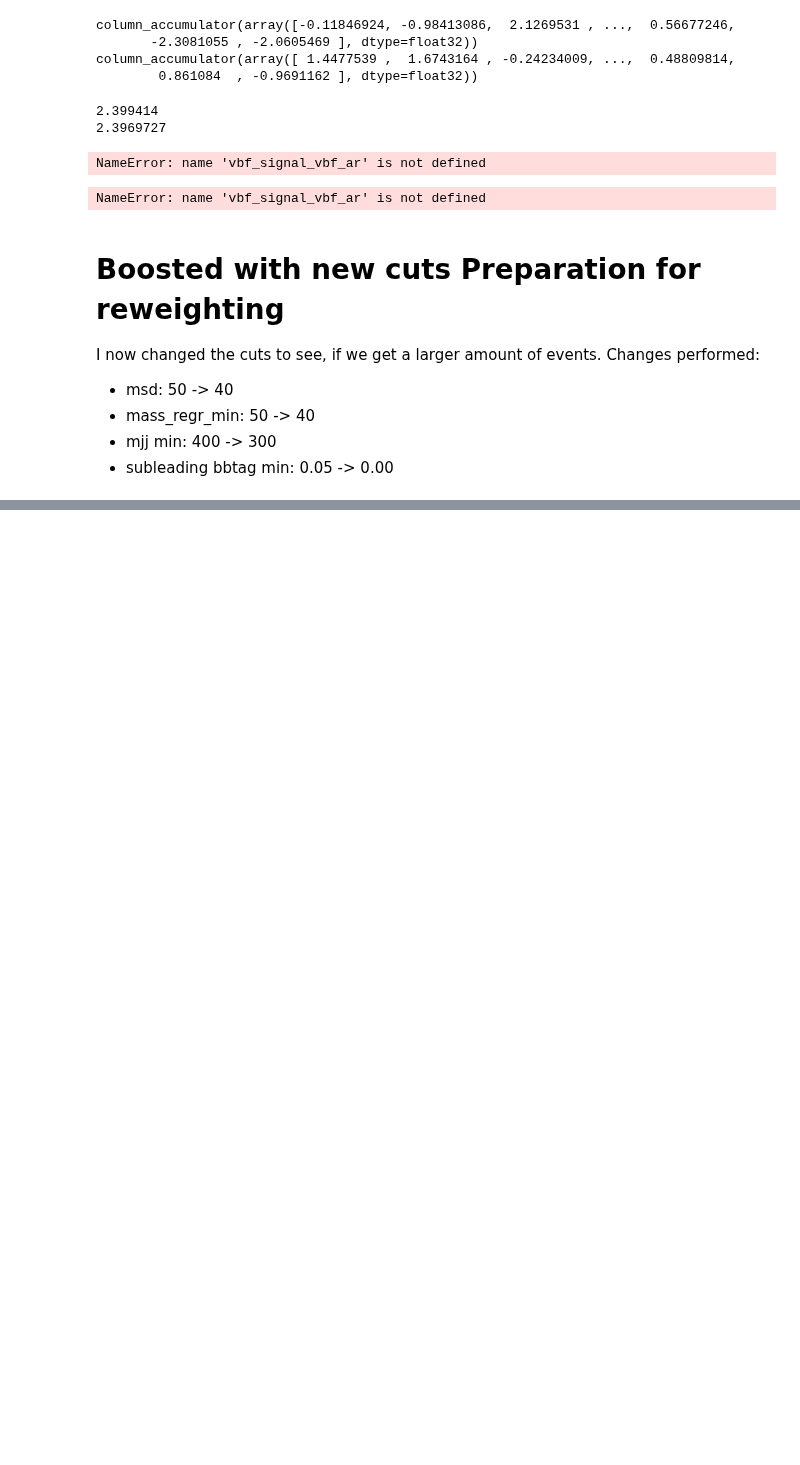
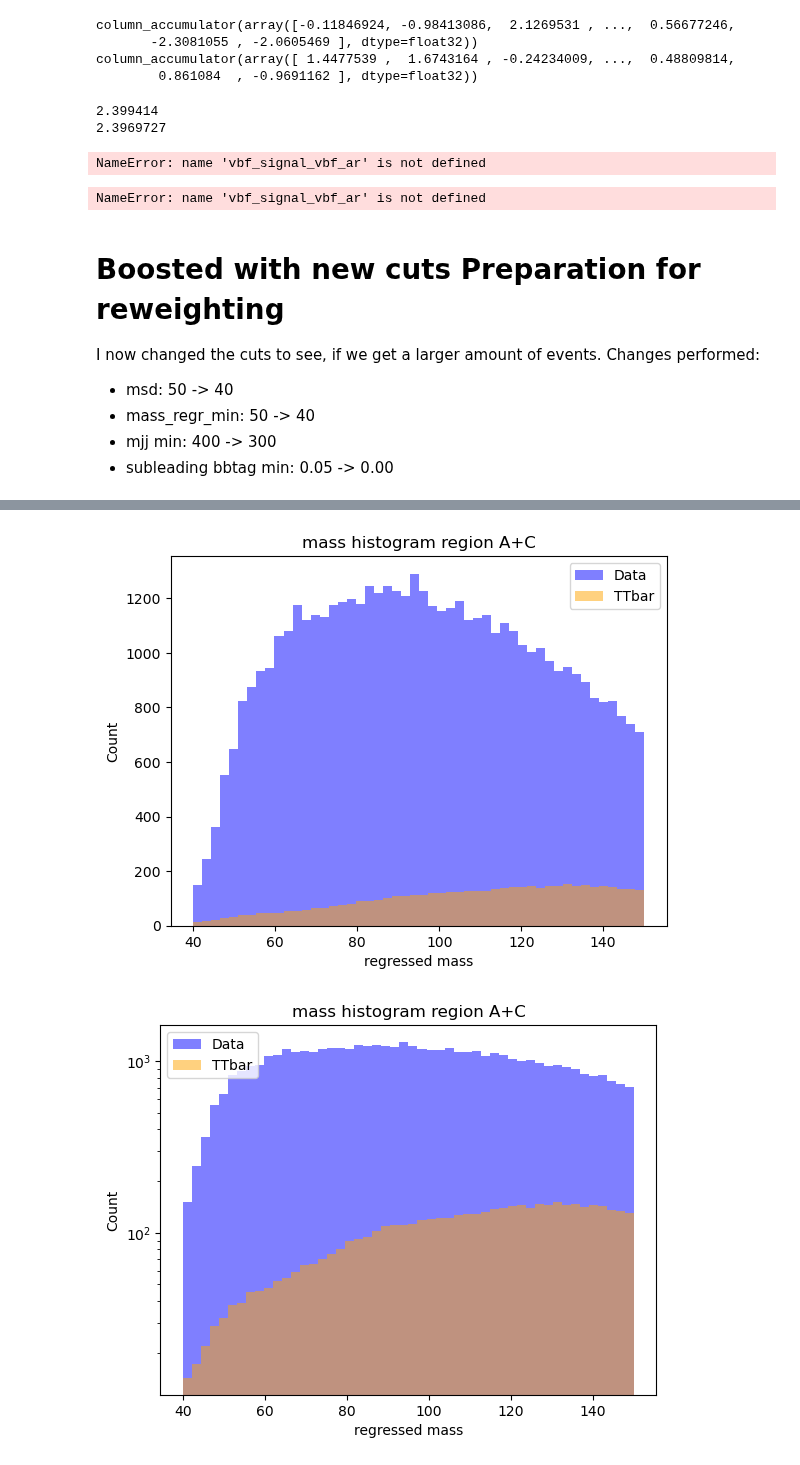
Before and after one commit to matteomalucchi/AnalysisConfigs, a Jupyter notebook: notebooks/boosted_vbf_ggf.ipynb, the cells around one changed output, grey strips where cells are left out. Cells and saved outputs as stored; diff of their text form; code cells hidden in the pictures; blank space fills up the shorter version.

```diff
--- a/notebooks/boosted_vbf_ggf.ipynb
+++ b/notebooks/boosted_vbf_ggf.ipynb
@@ -204,0 +371,14 @@ plt.show()
+# %%
+print(data_region_A.keys())
+mass_AC_data = np.concatenate([data_region_A["HiggsLeading_mass_regr"], data_region_C["HiggsLeading_mass_regr"]])
+weight_AC_data = np.concatenate([data_region_A["weight"], data_region_C["weight"]])
+mass_BD_data = np.concatenate([data_region_B["HiggsLeading_mass_regr"], data_region_D["HiggsLeading_mass_regr"]])
+weight_BD_data = np.concatenate([data_region_B["weight"], data_region_D["weight"]])
+mass_AC_ttbar = np.concatenate([ttbar_region_A["HiggsLeading_mass_regr"], ttbar_region_C["HiggsLeading_mass_regr"]])
+weight_AC_ttbar = np.concatenate([ttbar_region_A["weight"], ttbar_region_C["weight"]])
+mass_BD_ttbar = np.concatenate([ttbar_region_B["HiggsLeading_mass_regr"], ttbar_region_D["HiggsLeading_mass_regr"]])
+weight_BD_ttbar = np.concatenate([ttbar_region_B["weight"], ttbar_region_D["weight"]])
+print(mass_AC_data)
+print(weight_AC_data)
+print(mass_AC_ttbar)
+print(weight_AC_ttbar)
@@ -204,0 +391,13 @@ plt.show()
+# %%
+for scale in ["linear", "log"]:
+    plt.hist(mass_AC_data, bins=50, range=(40, 150), alpha=0.5, label="Data", weights=weight_AC_data, color="blue")
+    plt.hist(mass_AC_ttbar, bins=50, range=(40, 150), alpha=0.5, label="TTbar", weights=weight_AC_ttbar, color="orange")
+    plt.xlabel('regressed mass')
+    plt.ylabel('Count')
+    plt.title('mass histogram region A+C')
+    plt.yscale(scale)
+    plt.legend()
+    plt.show()
+# %% [output]
+[figure, added]
+[figure, added]
```
Also changed, not shown: parts of 26 cells of this notebook, 7 other files.
